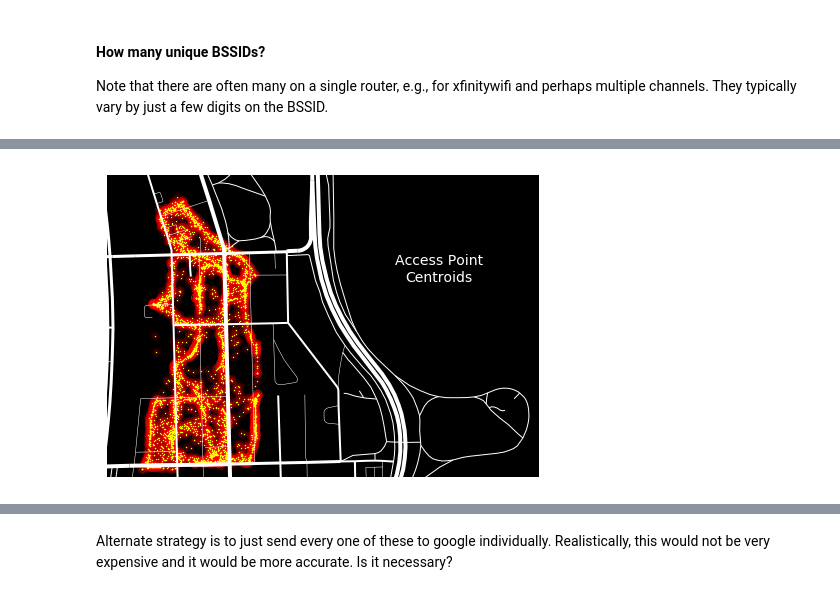
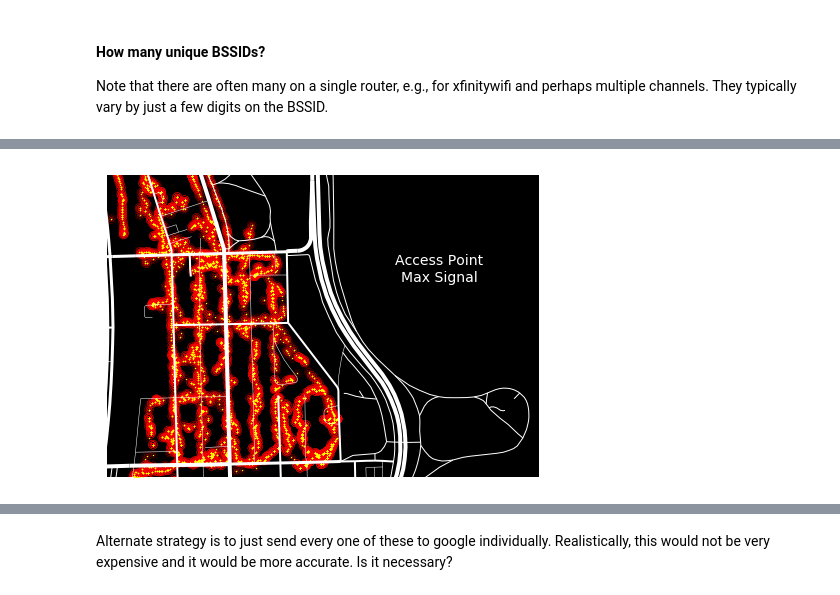
Before and after one commit to JamesSaxon/neighborhood_broadband, a Jupyter notebook: scan_map.ipynb, the cells around one changed output, grey strips where cells are left out. Drawn from its saved outputs; the diff is of its cells as text; code cells hidden in the pictures.

```diff
--- a/scan_map.ipynb
+++ b/scan_map.ipynb
@@ -48,6 +51,9 @@ all_detections = gpd.GeoDataFrame(data = all_detections,
                                   geometry = geom, crs = from_epsg(3528))
 # %% [markdown]
 #### Street network for Hyde Park
+# %%
+xmin, xmax = 362000, 363000
+ymin, ymax = 569600, 570300
 # %%
 # %%bash
 
@@ -114,30 +119,32 @@ len(all_detections.bssid.unique())
 # %%
 all_detections_U = all_detections.dissolve("bssid")[["geometry"]]
 all_detections_U.set_geometry(all_detections_U.centroid, inplace = True)
+# %%
+all_detections.sort_values(by = ["bssid", "rssi"], ascending = [True, False], inplace = True)
+all_detections_U = all_detections.drop_duplicates("bssid", keep = "first")
 # %%
 fig, ax = plt.subplots(figsize = (6, 6), subplot_kw = {"aspect" : "equal"})
 
 all_detections_U.plot(facecolor = "none", alpha = 0.75, edgecolor = "r", markersize = 3**2, linewidth = 0.4, ax = ax)
 all_detections_U.plot(facecolor = "none", alpha = 0.50, edgecolor = "r", markersize = 6**2, linewidth = 0.4, ax = ax)
 all_detections_U.plot(facecolor = "none", alpha = 0.25, edgecolor = "r", markersize = 9**2, linewidth = 0.4, ax = ax)
 all_detections_U.plot(color = "#ffff00", alpha = 1.0, markersize = 2, linewidth = 0, ax = ax)
 
 
 streets.plot(color = "w", lw = streets.highway_thickness, ax = ax)
 
-ax.text(x = 0.77, y = 0.65, s = "Access Point\nCentroids", size = 14,
+ax.text(x = 0.77, y = 0.65, s = "Access Point\nMax Signal", size = 14,
         horizontalalignment = "center",
         transform=ax.transAxes, color = "w")
 
-ax.set_xlim(362000, 363000)
-# ax.set_ylim(569000, 570750)
-ax.set_ylim(569600, 570300)
+ax.set_xlim(xmin, xmax)
+ax.set_ylim(ymin, ymax)
 
 ax.set_facecolor("k")
 
 map_format(ax)
 
-fig.savefig("wifi_centroids.pdf", facecolor = "k", edgecolor='none',
+fig.savefig("wifi_max.pdf", facecolor = "k", edgecolor='none',
             bbox_inches='tight', pad_inches=0.025)
 # %% [output]
-[figure, old version]
+[figure, new version]
```
Also changed, not shown: parts of 8 cells of this notebook, 4 other files.
